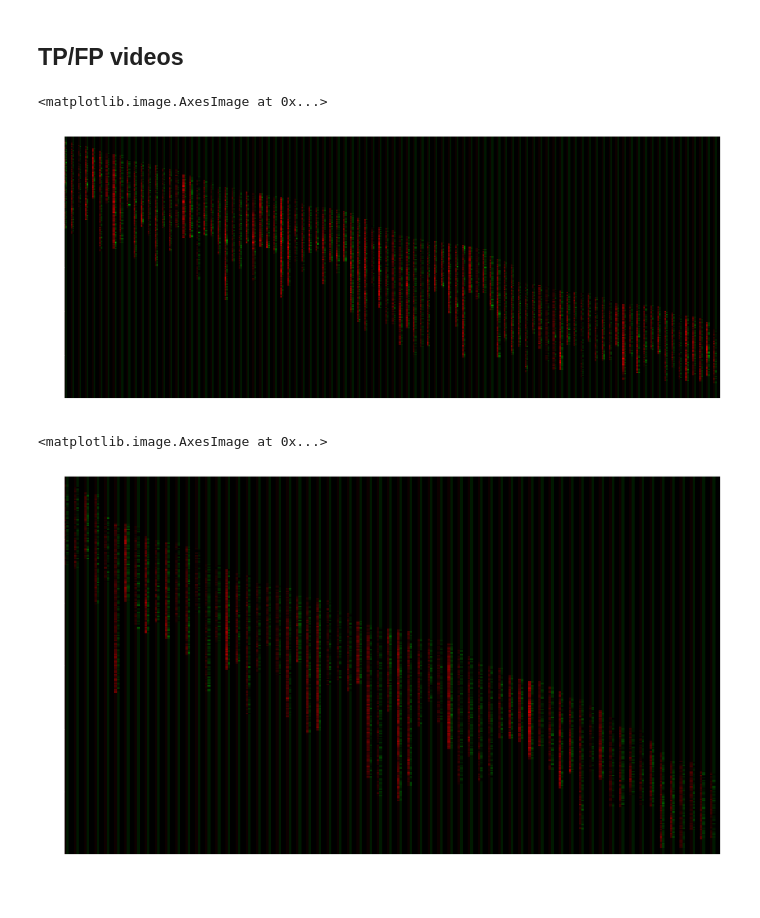
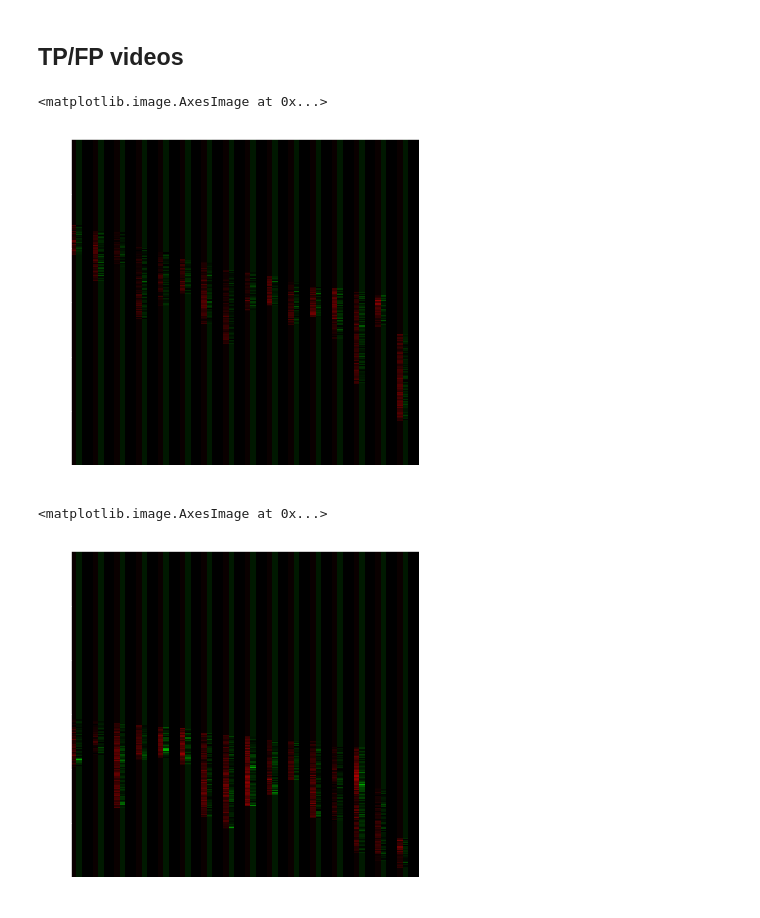
Before and after one commit to Yu-Group/molecular-partner-prediction, a Jupyter notebook: 00_eda.ipynb, the cells around one changed output. Drawn from its saved outputs; the diff is of its cells as text; code cells hidden in the pictures.

Commit message:
kymographs

```diff
--- a/00_eda.ipynb
+++ b/00_eda.ipynb
@@ -30,4 +30,4 @@ import pickle as pkl
 from style import *
 import viz
 # %%
-df = data_tracks.get_data(use_processed=False)
+df = data_tracks.get_data(use_processed=True)
@@ -279,27 +273,27 @@ for idx in tp_ids:
 # %%
 clath = X[cell_num][int(track['t']):(int(track['t'])+track['lifetime']), :, :][:, (int(miny)-5):(int(maxy)+5), :][:, :, (int(minx)-5):(int(maxx)+5)]
 # %%
-def plot_kymograph(df, cell_num, X, Y):
+def plot_kymograph(df, pids, X, Y):
 
-    df = df[df.cell_num == cell_num]
-    df = df[df.lifetime >= 50]
-    df = df[df.y_consec_thresh == 0]
-    cla = np.array([[X.mean()]*int(df.t.iloc[i])+
-                     [X[int(df.t.iloc[i]) + j, int(df.y_pos_seq.iloc[i][j]), int(df.x_pos_seq.iloc[i][j])]
+    df = df[df.pid.isin(pids)]
+    #df = df[df.lifetime >= 50]
+    #df = df[df.y_consec_thresh == 0]
+    cla = np.array([[X[df.cell_num.iloc[i]].mean()]*int(df.t.iloc[i])+
+                     [X[df.cell_num.iloc[i]][int(df.t.iloc[i]) + j, int(df.y_pos_seq.iloc[i][j]), int(df.x_pos_seq.iloc[i][j])]
                      for j in range(df.lifetime.iloc[i])] +
-                     [X.mean()]*(300 - int(df.t.iloc[i]) - df.lifetime.iloc[i]) for i in range(len(df))])
-    cla = (cla - cla.min())/(X.max() - cla.min())
+                     [X[df.cell_num.iloc[i]].mean()]*(300 - int(df.t.iloc[i]) - df.lifetime.iloc[i]) for i in range(len(df))])
+    cla = (cla - cla.min())/(X[1].max() - cla.min())
     cla_sparse = []
     for i in range(len(df)):
         cla_sparse.append(cla[i])
         cla_sparse.append([0]*300)
         cla_sparse.append([0]*300)
         cla_sparse.append([0]*300)
-    aux = np.array([ [Y.mean()]*int(df.t.iloc[i])+
-                     [Y[int(df.t.iloc[i]) + j, int(df.y_pos_seq.iloc[i][j]), int(df.x_pos_seq.iloc[i][j])]
+    aux = np.array([ [Y[df.cell_num.iloc[i]].mean()]*int(df.t.iloc[i])+
+                     [Y[df.cell_num.iloc[i]][int(df.t.iloc[i]) + j, int(df.y_pos_seq.iloc[i][j]), int(df.x_pos_seq.iloc[i][j])]
                      for j in range(df.lifetime.iloc[i])] +
-                     [Y.mean()]*(300 - int(df.t.iloc[i]) - df.lifetime.iloc[i]) for i in range(len(df))])
-    aux = (aux - aux.min())/(Y.max() - aux.min())
+                     [Y[df.cell_num.iloc[i]].mean()]*(300 - int(df.t.iloc[i]) - df.lifetime.iloc[i]) for i in range(len(df))])
+    aux = (aux - aux.min())/(Y[1].max() - aux.min())
     aux_sparse = []
     for i in range(len(df)):
         aux_sparse.append([0]*300)
@@ -312,12 +304,14 @@ kg = plot_kymograph(df, cell_num=1, X=X[1], Y=Y[1])
 # %%
-fig, ax = plt.subplots(figsize=(15, 10))
-ax.imshow(kg, aspect=.5)
+kg = plot_kymograph(df, fp_ids, X, Y)
+fig, ax = plt.subplots(figsize=(10, 6))
+ax.imshow(kg, aspect=.2)
 # %% [output]
 <matplotlib.image.AxesImage at 0x...>
-[figure, old version]
+[figure, new version]
 # %%
-fig, ax = plt.subplots(figsize=(15, 10))
-ax.imshow(kg, aspect=.5)
+kg = plot_kymograph(df, tp_ids, X, Y)
+fig, ax = plt.subplots(figsize=(10, 6))
+ax.imshow(kg, aspect=.2)
 # %% [output]
 <matplotlib.image.AxesImage at 0x...>
-[figure, old version]
+[figure, new version]
```
Also changed, not shown: parts of 2 cells of this notebook.
